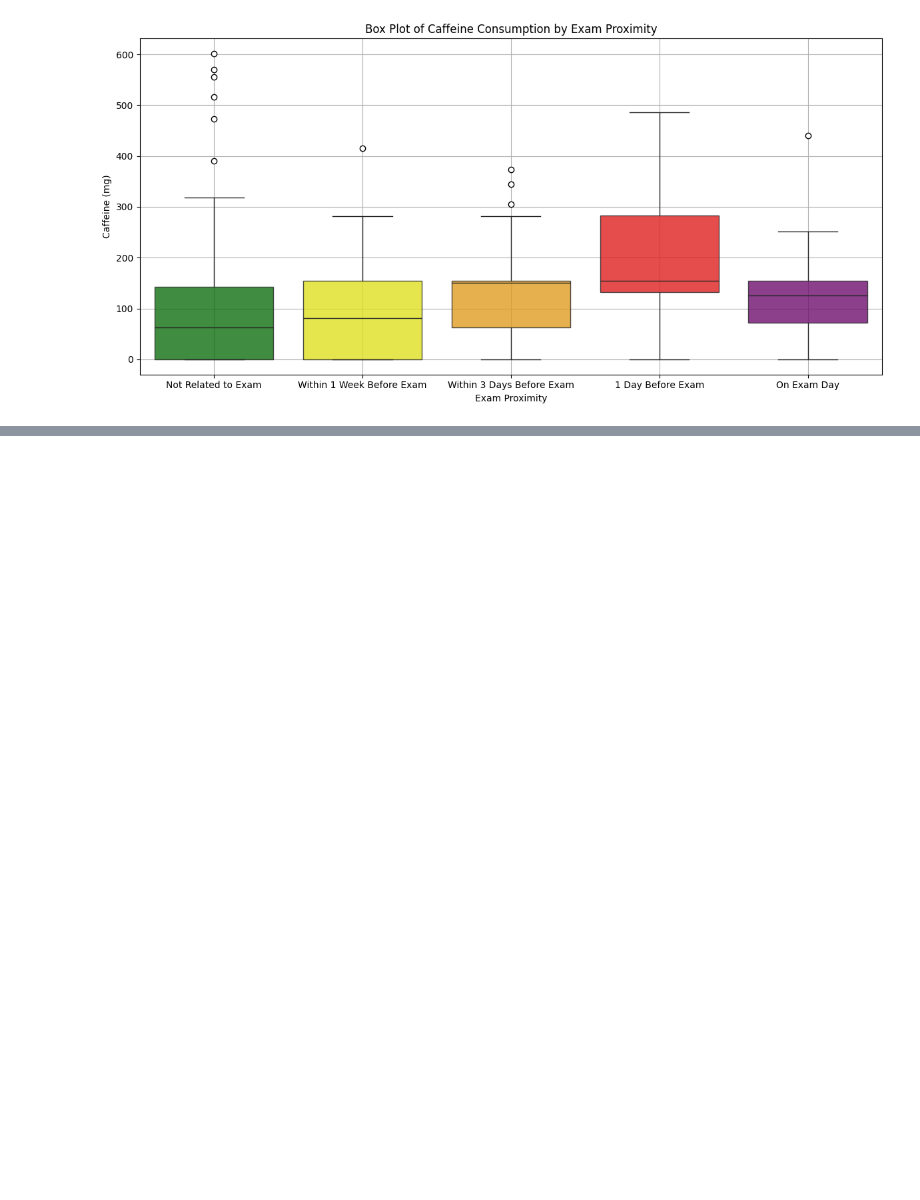
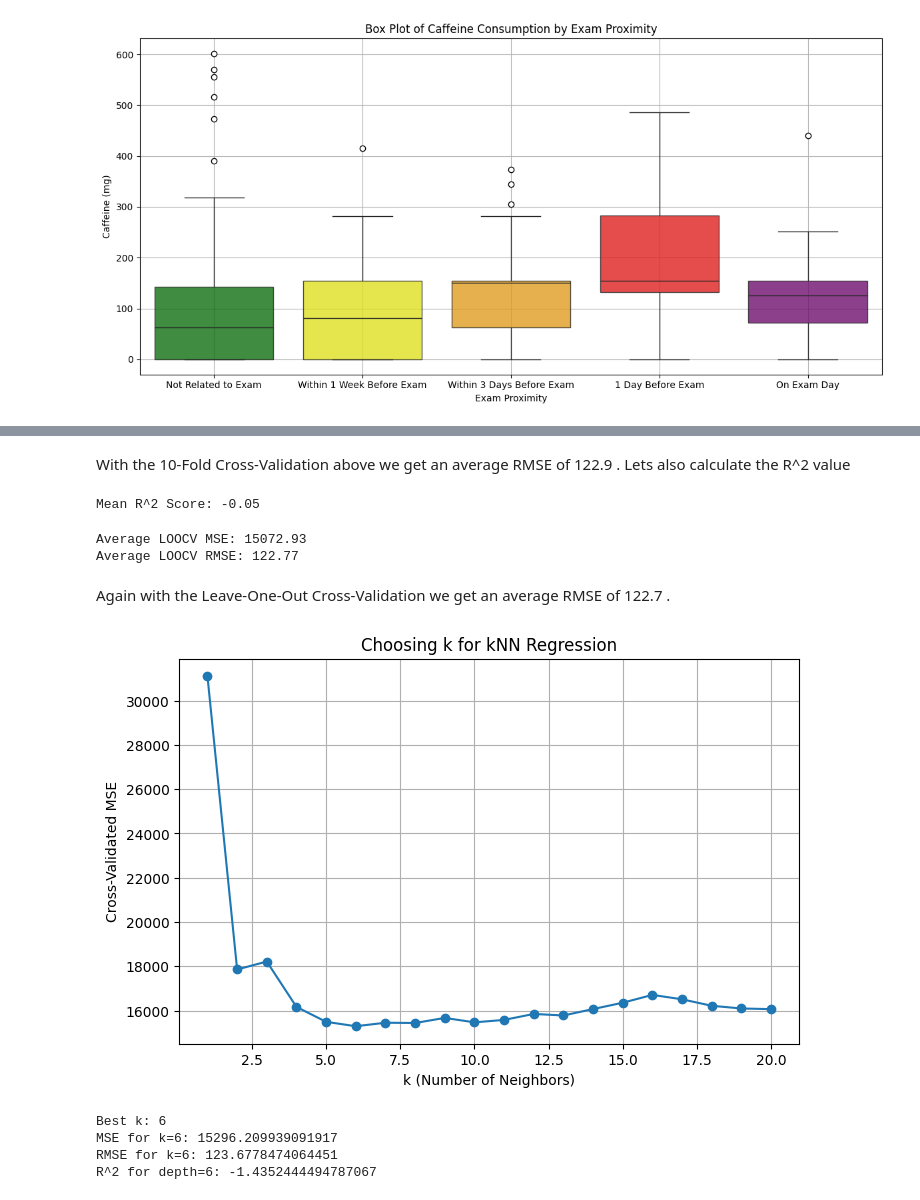
Before and after one commit to DeliMaliBagibala/DSA210-Term-Project, a Jupyter notebook: DSA210 Project Notebook.ipynb, the cells around one changed output, grey strips where cells are left out. Saved outputs shown, nothing was run; the diff lists cells and outputs as text; code cells hidden in the pictures; blank space fills up the shorter version.

```diff
--- a/DSA210 Project Notebook.ipynb
+++ b/DSA210 Project Notebook.ipynb
@@ -390,0 +407,13 @@ Passing `palette` without assigning `hue` is deprecated and will be removed in v
+# %%
+predictors1 = ["Within 1 Week Before Exam", "Within 3 Days Before Exam", "1 Day Before Exam", "On Exam Day"]
+X1 = pd.get_dummies(df[predictors1], dtype=int, drop_first=1)
+Y1 = df["Caffeine Consumption"]
+# %%
+# Linear Regression Intercept and Coefficients
+caffeineLm = LinearRegression()
+caffeineLm.fit(X1, Y1)
+
+print(f'Intercept: {caffeineLm.intercept_:.3f}')
+print('Coefficients:')
+for name, coef in zip(X1.columns, caffeineLm.coef_):
+    print(f' {name}: {coef}')
@@ -390,0 +491,58 @@ Passing `palette` without assigning `hue` is deprecated and will be removed in v
+# %% [markdown]
+With the 10-Fold Cross-Validation above we get an average RMSE of 122.9 . Lets also calculate the R^2 value
+# %%
+cv_scoresR2 = cross_val_score(model1, X1, Y1, cv=kf1, scoring='r2')
+
+print(f"Mean R^2 Score: {cv_scoresR2.mean():.2f}")
+# %% [output]
+Mean R^2 Score: -0.05
+# %%
+# Leave-One-Out Cross-Validation
+loo1 = LeaveOneOut()
+cv_scores_loo1 = cross_val_score(model1, X1, Y1, cv=loo1, scoring='neg_mean_squared_error')
+
+# Convert to positive MSE
+mse_loo1 = -cv_scores_loo1
+print(f"Average LOOCV MSE: {mse_loo1.mean():.2f}")
+print(f"Average LOOCV RMSE: {np.sqrt(mse_loo1.mean()):.2f}")
+# %% [output]
+Average LOOCV MSE: 15072.93
+Average LOOCV RMSE: 122.77
+# %% [markdown]
+Again with the Leave-One-Out Cross-Validation we get an average RMSE of 122.7 .
+# %%
+# kNN
+k_values1 = list(range(1, 21))
+cv_scores1 = []
+r2cv_scores1 = []
+
+for k in k_values1:
+    model1 = KNeighborsRegressor(n_neighbors=k)
+    scores1 = cross_val_score(model1, X1, Y1, cv=5, scoring='neg_mean_squared_error')
+    r2scores1 = cross_val_score(model1, X1, Y1, cv=5, scoring='r2')
+    cv_scores1.append(-scores1.mean())  # convert from negative MSE
+    r2cv_scores1.append(r2scores1.mean())
+
+# Plot k vs MSE
+plt.figure(figsize=(8, 5))
+plt.plot(k_values1, cv_scores1, marker='o')
+plt.xlabel("k (Number of Neighbors)")
+plt.ylabel("Cross-Validated MSE")
+plt.title("Choosing k for kNN Regression")
+plt.grid(True)
+plt.show()
+
+best_k = k_values1[np.argmin(cv_scores1)]
+best_mse = cv_scores1[np.argmin(cv_scores1)]
+best_r2 = r2cv_scores1[np.argmin(r2cv_scores1)]
+best_rmse = np.sqrt(best_mse)
+print(f"Best k: {best_k}")
+print(f"MSE for k={best_k}: {best_mse}")
+print(f"RMSE for k={best_k}: {best_rmse}")
+print(f"R^2 for depth={best_k}: {best_r2}")
+# %% [output]
+[figure, added]
+Best k: 6
+MSE for k=6: 15296.209939091917
+RMSE for k=6: 123.6778474064451
+R^2 for depth=6: -1.4352444494787067
```
Also changed, not shown: parts of 12 cells of this notebook, 1 other file.
